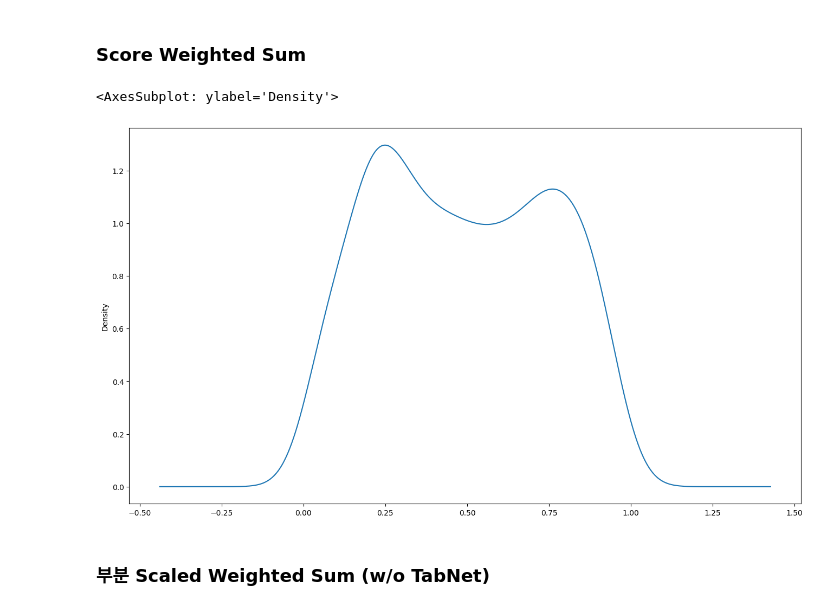
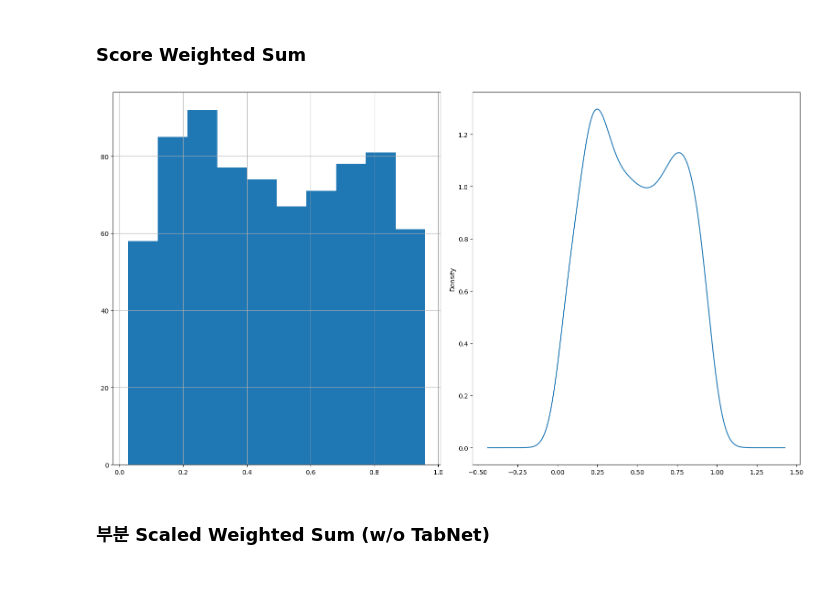
Before and after one commit to boostcampaitech4lv23recsys2/level2_dkt_recsys-level2-recsys-09, a Jupyter notebook: code/result/result.ipynb, the cells around one changed output. Saved outputs shown, nothing was run; the diff lists cells and outputs as text; code cells hidden in the pictures; blank space fills up the shorter version.

```diff
--- a/code/result/result.ipynb
+++ b/code/result/result.ipynb
@@ -98,11 +112,10 @@ threshold = 0.78    # min:0.7891, max: 0.8093
 wsum_ensemble['prediction'] = 0
 for k,v in results.items():
     wsum_ensemble['prediction'] += v[0][f'{k}_{v[1]}'] * (v[1] - threshold) / (score_sum - threshold*len(results))
-# %%
-wsum_ensemble['prediction'].plot.density(figsize=(16,9))
-# %% [output]
-<AxesSubplot: ylabel='Density'>
-[figure, removed]
+# %%
+show_ensemble(wsum_ensemble)
+# %% [output]
+[figure, added]
 # %%
 wsum_ensemble.to_csv(os.path.join('ensemble/', 'wsum_ensemble.csv'), index_label="id")
 # %% [markdown]
```
Also changed, not shown: parts of 13 cells of this notebook.
